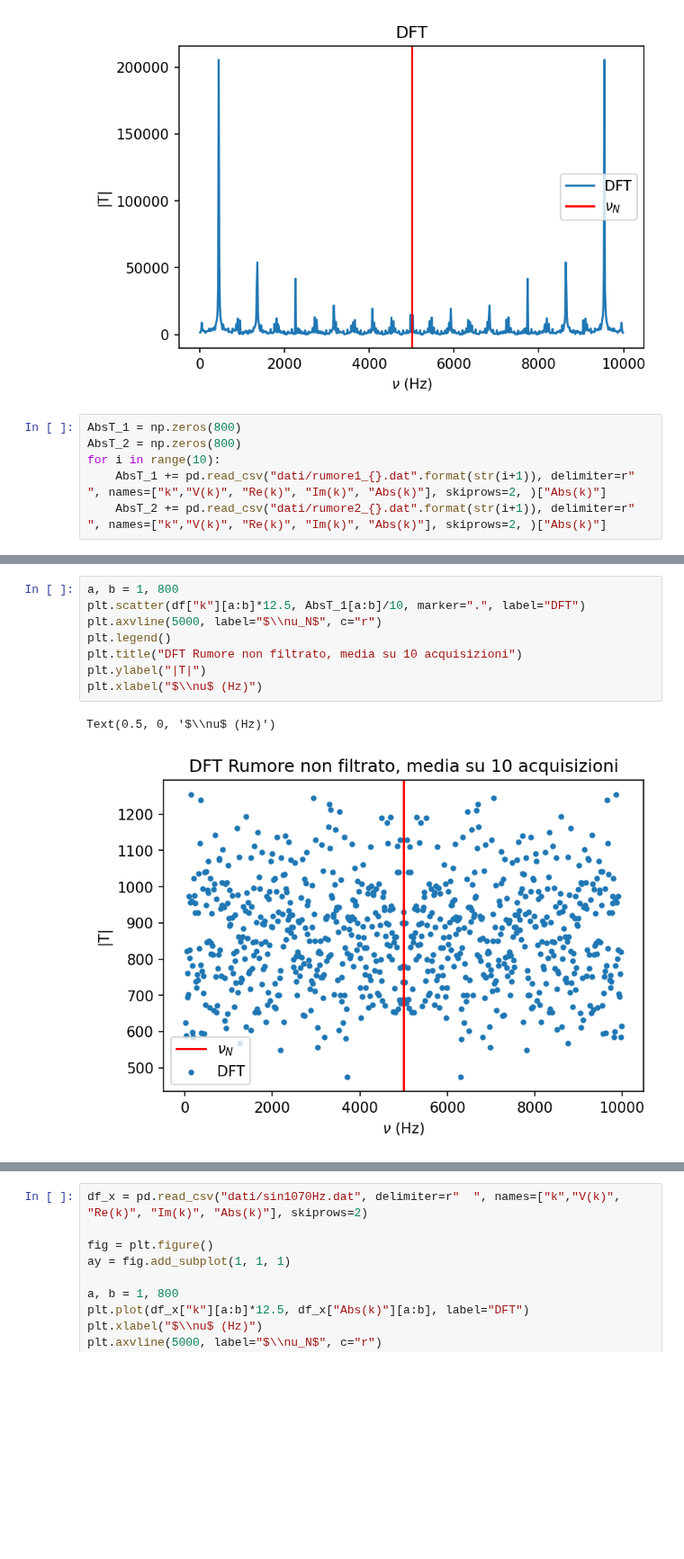
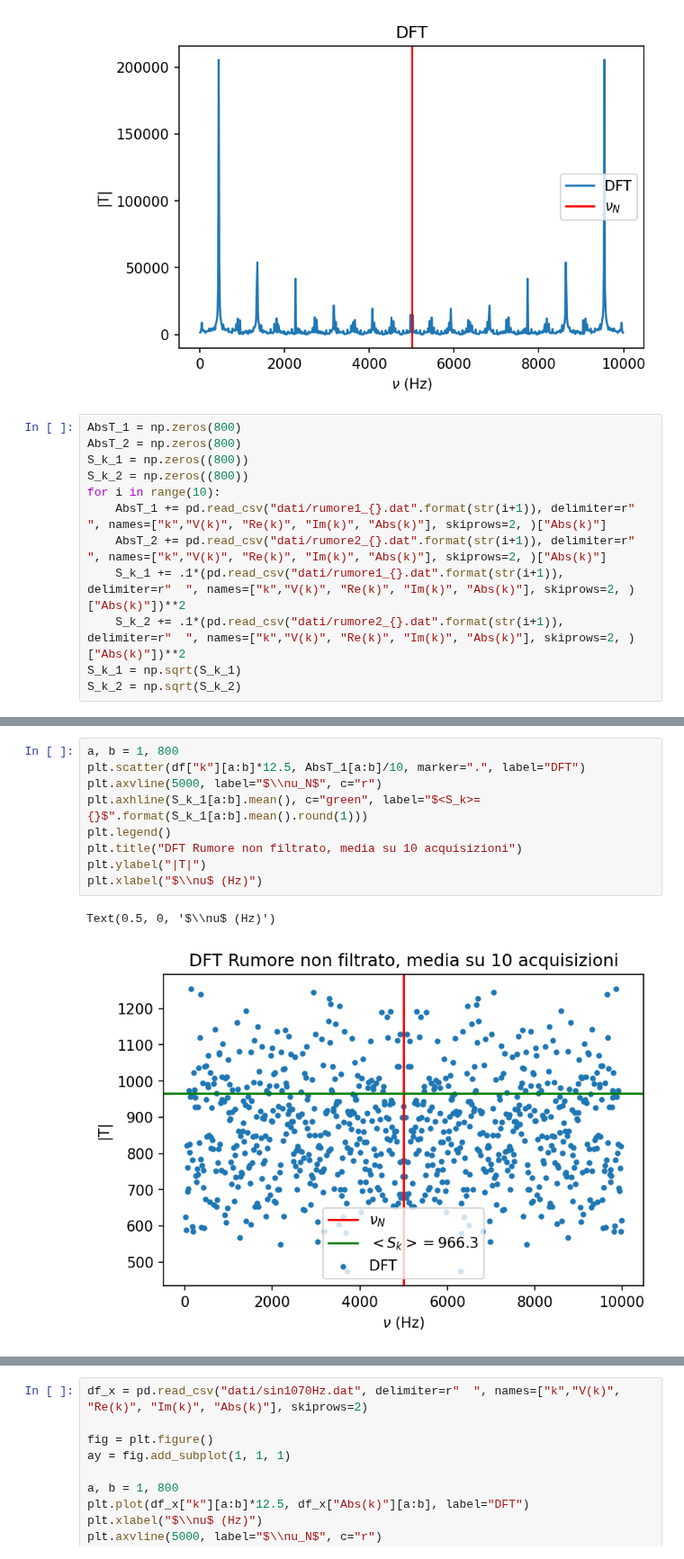
Before and after one commit to 1892051/LabSS, a Jupyter notebook: LabSS/esperienza_9/book.ipynb, the cells around one changed output, grey strips where cells are left out. Shown at 90% size. Drawn from its saved outputs; the diff is of its cells as text; blank space fills up the shorter version.

Commit message:
aggiunti grafici dello scarto quadratico medio del rumore

```diff
--- a/LabSS/esperienza_9/book.ipynb
+++ b/LabSS/esperienza_9/book.ipynb
@@ -20,6 +20,12 @@ Text(0, 0.5, '|T|')
 # %%
 AbsT_1 = np.zeros(800)
 AbsT_2 = np.zeros(800)
+S_k_1 = np.zeros((800))
+S_k_2 = np.zeros((800))
 for i in range(10):
     AbsT_1 += pd.read_csv("dati/rumore1_{}.dat".format(str(i+1)), delimiter=r"  ", names=["k","V(k)", "Re(k)", "Im(k)", "Abs(k)"], skiprows=2, )["Abs(k)"]
     AbsT_2 += pd.read_csv("dati/rumore2_{}.dat".format(str(i+1)), delimiter=r"  ", names=["k","V(k)", "Re(k)", "Im(k)", "Abs(k)"], skiprows=2, )["Abs(k)"]
+    S_k_1 += .1*(pd.read_csv("dati/rumore1_{}.dat".format(str(i+1)), delimiter=r"  ", names=["k","V(k)", "Re(k)", "Im(k)", "Abs(k)"], skiprows=2, )["Abs(k)"])**2
+    S_k_2 += .1*(pd.read_csv("dati/rumore2_{}.dat".format(str(i+1)), delimiter=r"  ", names=["k","V(k)", "Re(k)", "Im(k)", "Abs(k)"], skiprows=2, )["Abs(k)"])**2
+S_k_1 = np.sqrt(S_k_1)
+S_k_2 = np.sqrt(S_k_2)
@@ -26,11 +44,12 @@ for i in range(10):
 # %%
 a, b = 1, 800
 plt.scatter(df["k"][a:b]*12.5, AbsT_1[a:b]/10, marker=".", label="DFT")
 plt.axvline(5000, label="$\\nu_N$", c="r")
+plt.axhline(S_k_1[a:b].mean(), c="green", label="$<S_k>={}$".format(S_k_1[a:b].mean().round(1)))
 plt.legend()
 plt.title("DFT Rumore non filtrato, media su 10 acquisizioni")
 plt.ylabel("|T|")
 plt.xlabel("$\\nu$ (Hz)")
 # %% [output]
 Text(0.5, 0, '$\\nu$ (Hz)')
-[figure, old version]
+[figure, new version]
```
Also changed, not shown: parts of 4 cells of this notebook, 1 other file.
